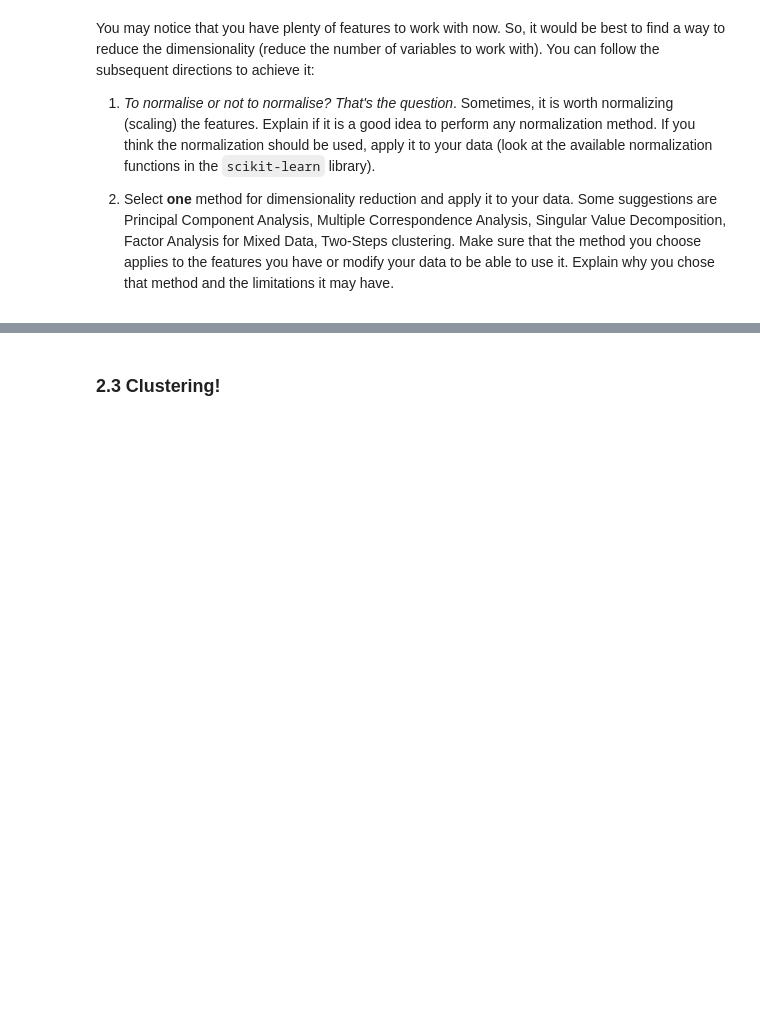
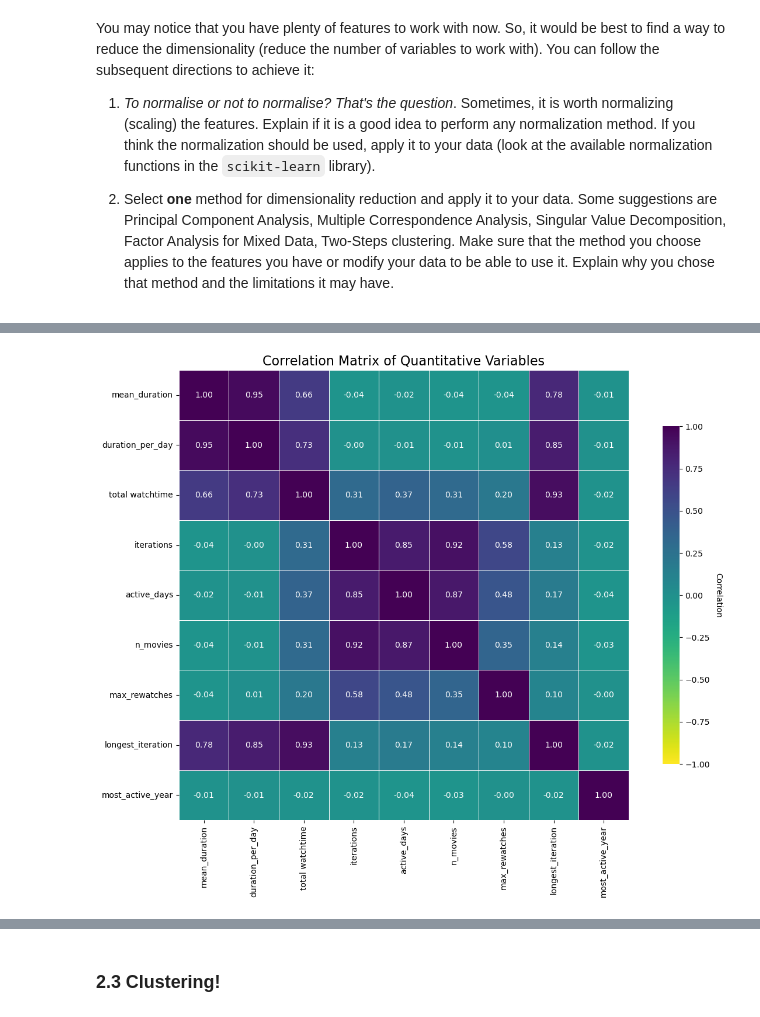
Before and after one commit to LorenzoPannacci/ADM-HW4, a Jupyter notebook: main.ipynb, the cells around one changed output, grey strips where cells are left out. Cells and saved outputs as stored; diff of their text form; code cells hidden in the pictures; blank space fills up the shorter version.

```diff
--- a/main.ipynb
+++ b/main.ipynb
@@ -578,4 +580,0 @@ We will use as dimensionality reduction method the **Principal Component Analysi
-# %%
-users_dataset.drop(["favorite_genre", "favorite_time_day"], axis = 1, inplace = True)
-users_dataset.set_index('user_id', inplace=True)
-users_dataset
@@ -661,0 +589,25 @@ limitations of PCA: only linear dependence
+# %%
+# Extract a partition of the new features dataset which contains only the quantitative varibles
+quantitative_col = ['mean_duration', 'duration_per_day', 'total watchtime', 'iterations', 'active_days', 'n_movies','max_rewatches','longest_iteration', 'most_active_year']
+quantitative_df= users_dataset[quantitative_col]
+
+# Increase the size of the plot
+plt.figure(figsize=(15, 10))
+
+# Plot the correlation matrix with a specified color map
+heatmap = sns.heatmap(quantitative_df.corr(), linewidths=0.5, vmin=-1, vmax=1, square=True,
+                      cmap="viridis_r", linecolor='white', annot=True, fmt=".2f", cbar_kws={"shrink": 0.75})
+
+plt.yticks(rotation=0)
+
+# Customize the color bar using the mappable object from the heatmap
+cbar = heatmap.collections[0].colorbar
+cbar.set_label('Correlation', rotation=270, labelpad=15)
+
+# Add a title
+plt.title('Correlation Matrix of Quantitative Variables', fontsize=16)
+
+# Show the plot
+plt.show()
+# %% [output]
+[figure, added]
```
Also changed, not shown: parts of 32 cells of this notebook.
